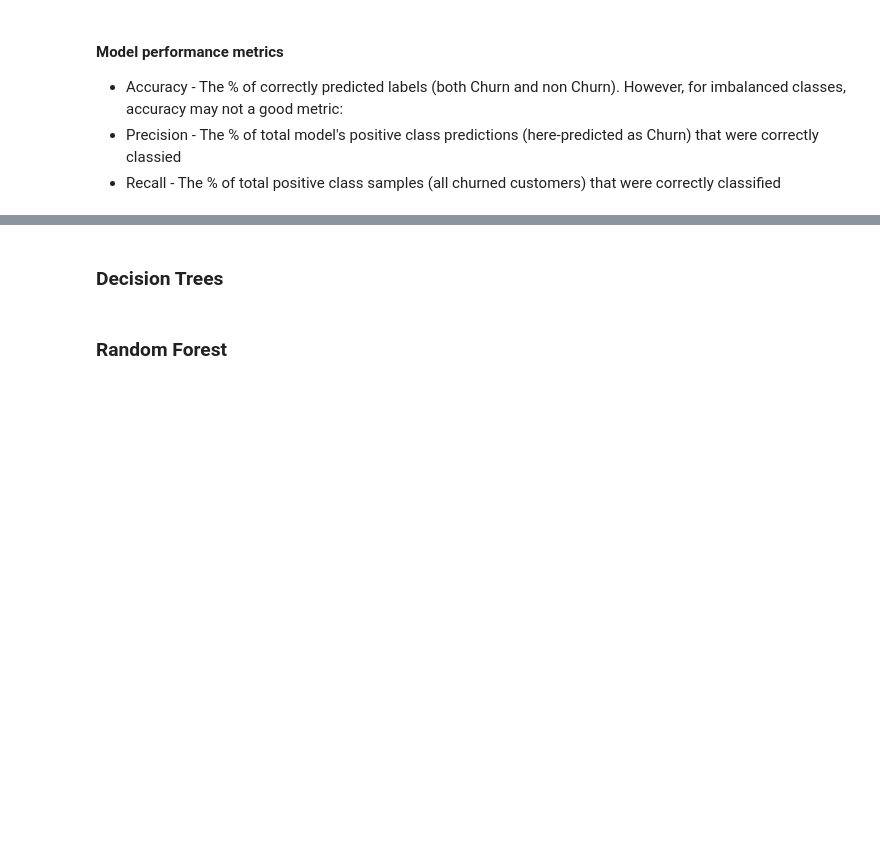
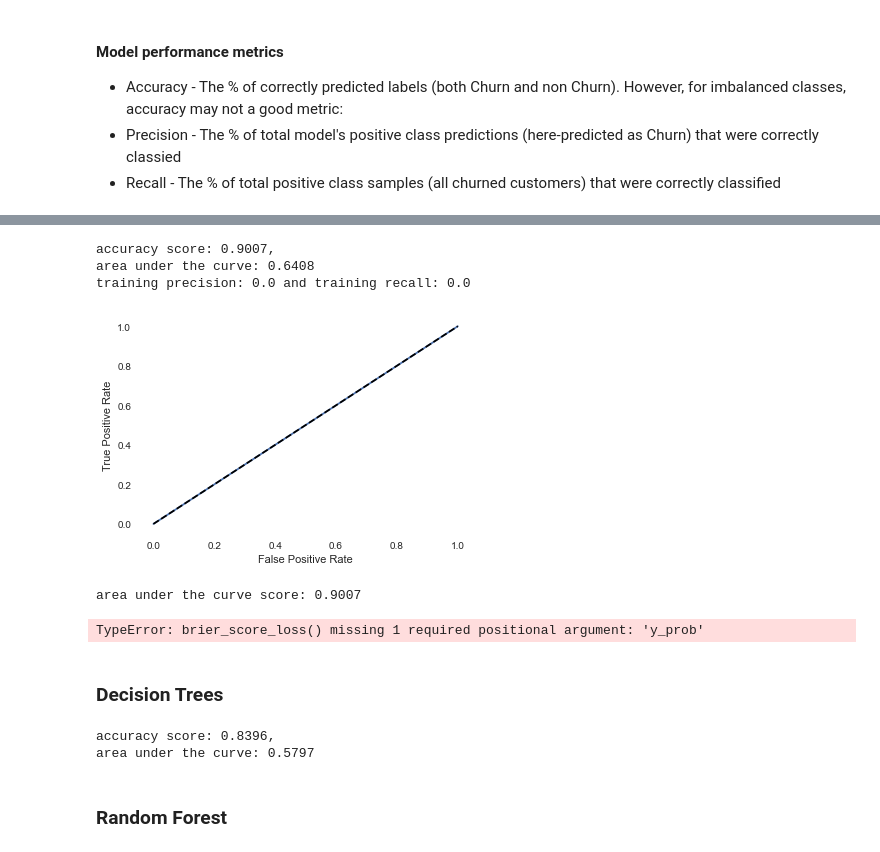
Before and after one commit to isabelpuche/Marketing_Analytics, a Jupyter notebook: notebooks/AilyLabs_DS-Challenge.ipynb, the cells around one changed output, grey strips where cells are left out. Saved outputs shown, nothing was run; the diff lists cells and outputs as text; code cells hidden in the pictures; blank space fills up the shorter version.

Commit message:
finetuning modeling(1)

```diff
--- a/notebooks/AilyLabs_DS-Challenge.ipynb
+++ b/notebooks/AilyLabs_DS-Challenge.ipynb
@@ -671,8 +758,10 @@ clf_lr = LogisticRegression()
 lr = clf_lr.fit(X_train, y_train)
 
 # Predict
-y_train_predproba = lr.predict_proba(X_test)
-y_train_pred = lr.predict(X_test)
+lr_y_train_pred = lr.predict(X_train)
+lr_y_test_pred = lr.predict(X_test)
+
+lr_y_train_predprob = lr.predict_proba(X_train)
 # %% [markdown]
 #### Model performance metrics<br>
 <ul>
@@ -707,0 +801,13 @@ ValueError: Found input variables with inconsistent numbers of samples: [16096,
+# %%
+# Regularisation and feature selection
+# Initialise the model
+clf_l1 = LogisticRegression(penalty = 'l1', C = 0.25, solver = 'liblinear')
+
+# Fit the model
+l1 = clf_lr.fit(X_train, y_train)
+
+# Predict
+l1_y_train_pred = lr.predict(X_train)
+l1_y_test_pred = lr.predict(X_test)
+
+l1_y_train_predprob = lr.predict_proba(X_train)
@@ -708,2 +846,35 @@ ValueError: Found input variables with inconsistent numbers of samples: [16096,
+# %%
+# Accuracy
+l1_accuracy = round(np.mean(cross_val_score(clf_l1, X_train, y_train, scoring="accuracy")), 4)
+l1_auc = round(np.mean(cross_val_score(clf_l1, X_train, y_train, scoring="roc_auc")), 4)
+
+print('accuracy score: {},\narea under the curve: {}'.format(l1_accuracy, l1_auc))
+
+# Precision and Recall matrix
+l1_precision = precision_score(y_train, l1_y_train_pred)
+l1_recall = recall_score(y_train, l1_y_train_pred)
+print('training precision: {} and training recall: {}'.format(round(l1_precision, 4), round(l1_recall, 4)))
+
+# Brier Score
+l1_bs = brier_score_loss((y_train, l1_y_train_predprob[:, 1]))
+print('brier score: {}'.format(round(lr_bs, 4)))
+
+# ROC curve
+fpr, tpr, thresholds = roc_curve(y_train, l1_y_train_pred)
+
+# ROC curve plot
+sns.set_style('white')
+plt.plot(fpr, tpr)
+plt.xlabel("False Positive Rate")
+plt.ylabel("True Positive Rate")
+plt.plot([0, 1], [0, 1], "k--")
+plt.show()
+# %% [output]
+accuracy score: 0.9007,
+area under the curve: 0.6408
+training precision: 0.0 and training recall: 0.0
+[figure, added]
+area under the curve score: 0.9007
+TypeError: brier_score_loss() missing 1 required positional argument: 'y_prob'
 # %% [markdown]
 ### Decision Trees
@@ -710,2 +892,10 @@ ValueError: Found input variables with inconsistent numbers of samples: [16096,
+# %%
+# Accuracy and Area under the curve
+clf_dt_accuracy = round(np.mean(cross_val_score(clf_dt, X_train, y_train, scoring="accuracy")), 4)
+clf_dt_auc = round(np.mean(cross_val_score(clf_dt, X_train, y_train, scoring="roc_auc")), 4)
+print('accuracy score: {},\narea under the curve: {}'.format(clf_dt_accuracy, clf_dt_auc))
+# %% [output]
+accuracy score: 0.8396,
+area under the curve: 0.5797
 # %% [markdown]
 ### Random Forest
```
Also changed, not shown: parts of 42 cells of this notebook.
